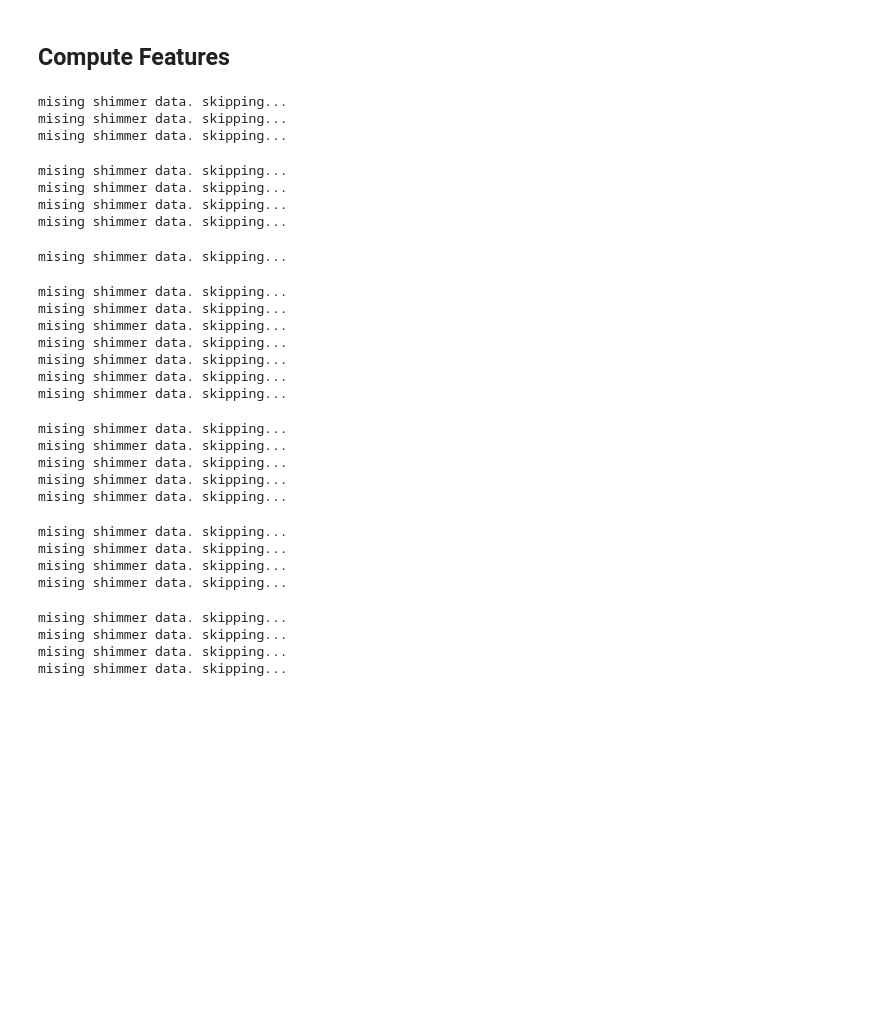
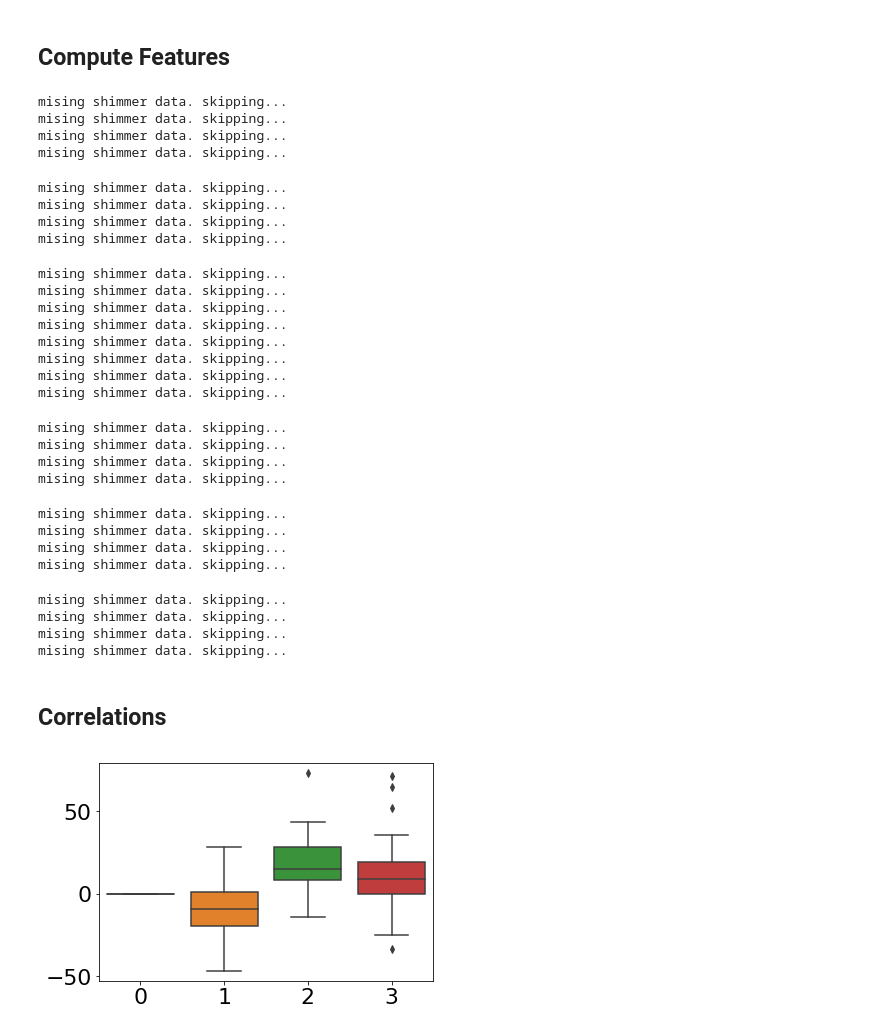
Before and after one commit to vedantchandra/hsl_python, a Jupyter notebook: 10_combined_classifier.ipynb, the cells around one changed output. Drawn from its saved outputs; the diff is of its cells as text; code cells hidden in the pictures; blank space fills up the shorter version.

```diff
--- a/10_combined_classifier.ipynb
+++ b/10_combined_classifier.ipynb
@@ -343,6 +450,9 @@ n_splits = 1
 
 fdf = pd.DataFrame()
 targets = [];
+switch_times = [];
+likert_scores = [];
+vans = [];
 
 for subjno in tqdm(all_subjects):
     for epoch in range(4):
@@ -360,34 +470,55 @@ for subjno in tqdm(all_subjects):
             body_shimmer = get_split_shimmer(subjno, 'body', epoch, splitno)
             body_df = bodyshimmer_features(body_shimmer)
 
-            fdf = pd.concat([fdf, ibi_df.join(eda_df).join(head_df).join(body_df)])
+            hr_signal = get_split_signal('HR', epoch, subjno, splitno)
+            hr_df = hr_features(hr_signal)
+
+            temp_signal = get_split_signal('TEMP', epoch, subjno, splitno)
+            temp_df = temp_features(temp_signal)
+
+            hr_eda = multi_features(hr_signal, eda_signal, 'hr-eda')
+            temp_eda = multi_features(temp_signal, eda_signal, 'temp-eda')
+            hr_temp = multi_features(hr_signal, temp_signal, 'hr-temp')
+
+            fdf = pd.concat([fdf, ibi_df.join(eda_df).join(head_df).join(body_df).\
+                    join(hr_df).join(temp_df).join(hr_eda).join(temp_eda).join(hr_temp)])
+
+
+
+            switch_times.append(switchdf[subjno][epoch] - switchdf[subjno][0])
+
+            likert_scores.append(likertdf[subjno][epoch])
+            vans.append(vandf[subjno][epoch])
+
+
+
             targets.append(is_perturbed(epoch))
 # %% [output]
 mising shimmer data. skipping...
 mising shimmer data. skipping...
 mising shimmer data. skipping...
+mising shimmer data. skipping...
 mising shimmer data. skipping...
 mising shimmer data. skipping...
 mising shimmer data. skipping...
 mising shimmer data. skipping...
 mising shimmer data. skipping...
+mising shimmer data. skipping...
+mising shimmer data. skipping...
+mising shimmer data. skipping...
+mising shimmer data. skipping...
+mising shimmer data. skipping...
+mising shimmer data. skipping...
+mising shimmer data. skipping...
 mising shimmer data. skipping...
 mising shimmer data. skipping...
 mising shimmer data. skipping...
 mising shimmer data. skipping...
-mising shimmer data. skipping...
-mising shimmer data. skipping...
-mising shimmer data. skipping...
 mising shimmer data. skipping...
 mising shimmer data. skipping...
 mising shimmer data. skipping...
 mising shimmer data. skipping...
-mising shimmer data. skipping...
 mising shimmer data. skipping...
 mising shimmer data. skipping...
 mising shimmer data. skipping...
 mising shimmer data. skipping...
-mising shimmer data. skipping...
-mising shimmer data. skipping...
-mising shimmer data. skipping...
-mising shimmer data. skipping...
@@ -393,0 +530,11 @@ mising shimmer data. skipping...
+# %%
+deltatimes = np.asarray(deltatimes)
+switch_times = np.asarray(switch_times)
+# %% [markdown]
+## Correlations
+# %%
+import seaborn as sns
+
+sns.boxplot(data = np.asarray(switch_times).reshape(-1,4));
+# %% [output]
+[figure, added]
```
Also changed, not shown: parts of 56 cells of this notebook, 32 other files.
